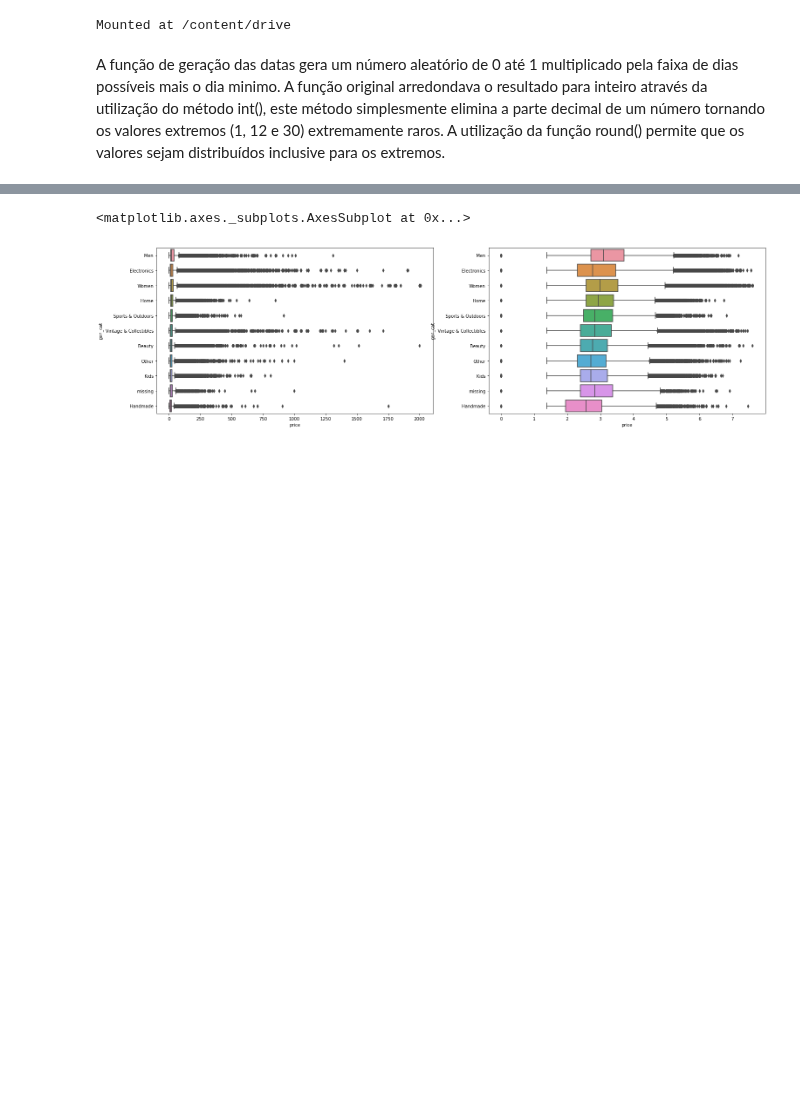
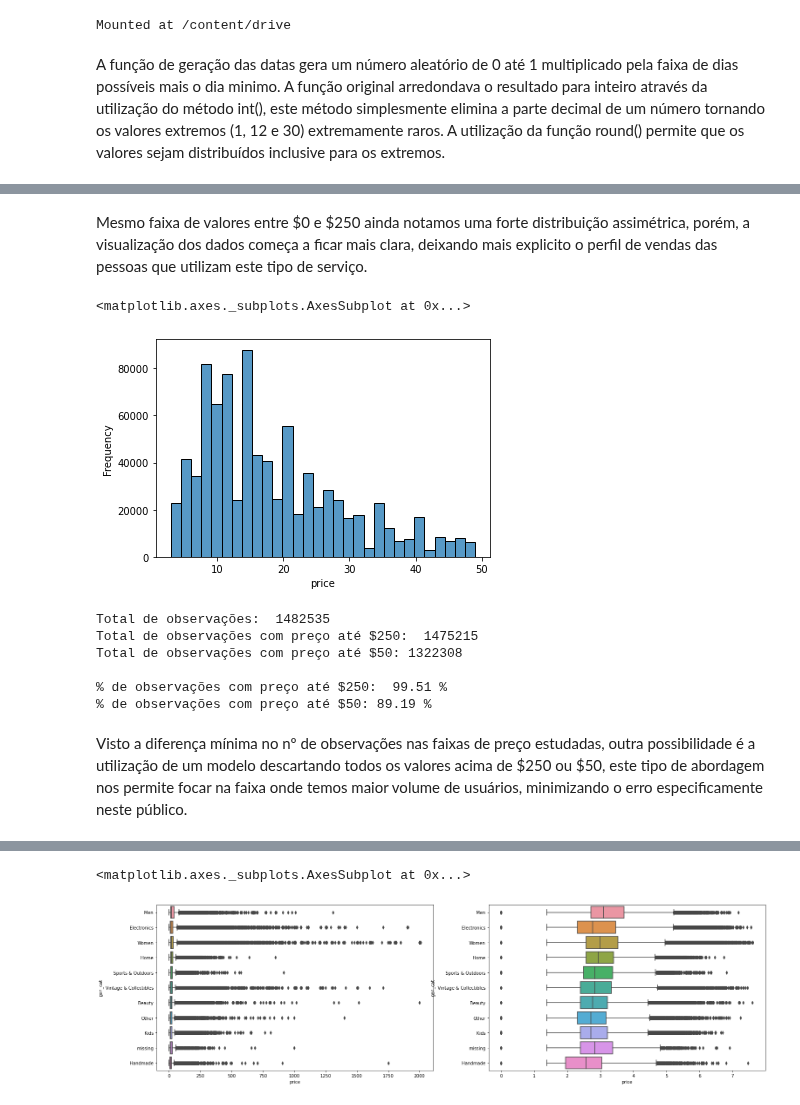
Before and after one commit to anachavesv8/Bootcamp_Blue, a Jupyter notebook: Mercari Price Suggestion Challenge/Hipoteses/EDA.ipynb, the cells around one changed output, grey strips where cells are left out. Saved outputs shown, nothing was run; the diff lists cells and outputs as text; code cells hidden in the pictures; blank space fills up the shorter version.

```diff
--- a/Mercari Price Suggestion Challenge/Hipoteses/EDA.ipynb
+++ b/Mercari Price Suggestion Challenge/Hipoteses/EDA.ipynb
@@ -65,3 +119,26 @@ Podemos dizer que a variável 'price' é a variável target, ou seja, a variáve
+# %% [markdown]
+Mesmo faixa de valores entre \$0 e \$250 ainda notamos uma forte distribuição assimétrica, porém, a visualização dos dados começa a ficar mais clara, deixando mais explicito o perfil de vendas das pessoas que utilizam este tipo de serviço.
+# %%
+sns.histplot(x=train[(train['price'] > 0) & (train['price'] < 50)]['price'], stat='frequency', bins=30)
+# %% [output]
+<matplotlib.axes._subplots.AxesSubplot at 0x...>
+[figure, added]
+# %%
+print('Total de observações: ', train['price'].count())
+print('Total de observações com preço até $250: ', train[(train['price'] > 0) & (train['price'] < 250)]['price'].count())
+print('Total de observações com preço até $50:', train[(train['price'] > 0) & (train['price'] < 50)]['price'].count())
+print('')
+print('% de observações com preço até $250: ', round(train[(train['price'] > 0) & (train['price'] < 250)]['price'].count()/train['price'].count()*100, 2),'%')
+print('% de observações com preço até $50:', round(train[(train['price'] > 0) & (train['price'] < 50)]['price'].count()/train['price'].count()*100, 2),'%')
+# %% [output]
+Total de observações:  1482535
+Total de observações com preço até $250:  1475215
+Total de observações com preço até $50: 1322308
+
+% de observações com preço até $250:  99.51 %
+% de observações com preço até $50: 89.19 %
+# %% [markdown]
+Visto a diferença mínima no nº de observações nas faixas de preço estudadas, outra possibilidade é a utilização de um modelo descartando todos os valores acima de \$250 ou \$50, este tipo de abordagem nos permite focar na faixa onde temos maior volume de usuários, minimizando o erro especificamente neste público.
 # %%
 # Função inicial de tratamento das categorias e separação em colunas diferentes.
 
```
Also changed, not shown: parts of 48 cells of this notebook.
